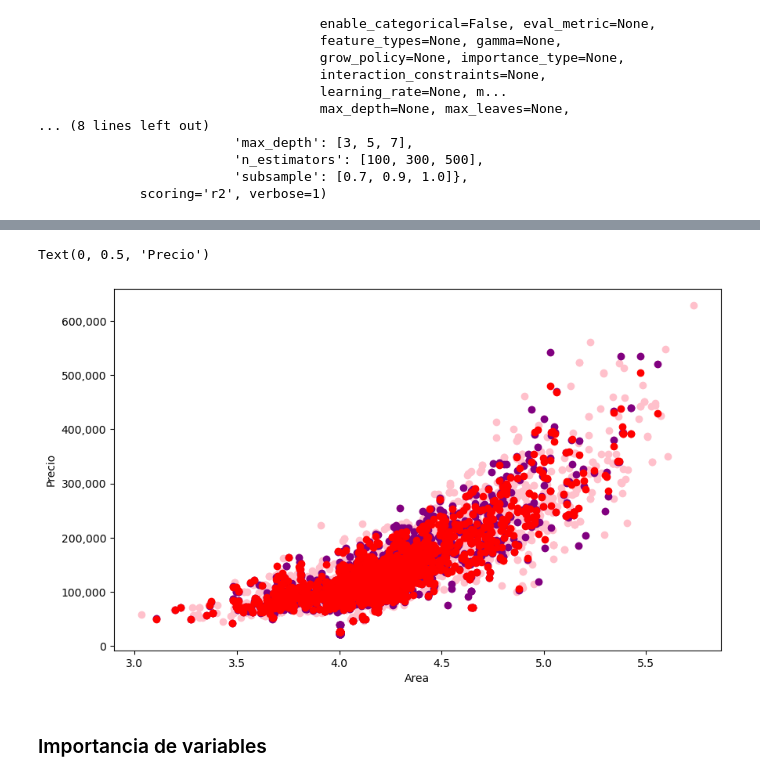
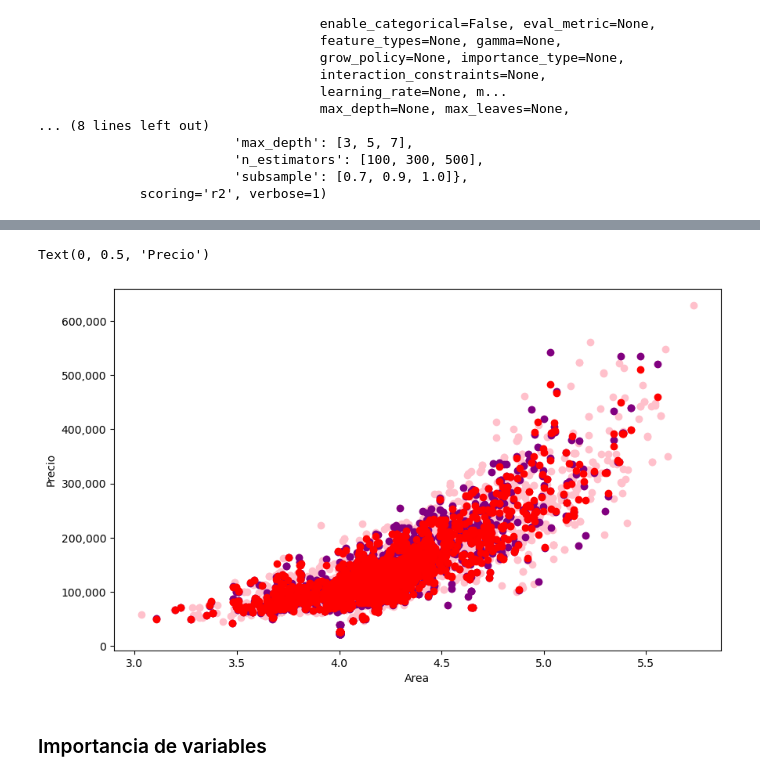
Before and after one commit to fcuya13/analitica, a Jupyter notebook: franco_test.ipynb, the cells around one changed output, grey strips where cells are left out. Saved outputs shown, nothing was run; the diff lists cells and outputs as text; code cells hidden in the pictures.

Commit message:
updated_,models

```diff
--- a/franco_test.ipynb
+++ b/franco_test.ipynb
@@ -286,0 +300,43 @@ plt.show()
+# %%
+X=one_hot_df.drop("precio_usd", axis=1)
+Y=one_hot_df['precio_usd']
+
+from sklearn.model_selection import train_test_split
+X_train, X_test, Y_train, Y_test= train_test_split(X,Y, test_size=0.3,random_state=42)
+
+scaler = StandardScaler()
+X_train_scaled = scaler.fit_transform(X_train)
+X_test_scaled = scaler.transform(X_test)
+
+model = LinearRegression()
+model.fit(X_train_scaled, Y_train)
+
+Y_pred = model.predict(X_test_scaled)
+
+Y_pred_original = np.exp(Y_pred)
+Y_test_original = np.exp(Y_test)
+
+### Métricas
+rmse = np.sqrt(mean_squared_error(Y_test_original, Y_pred_original))
+mse = mean_squared_error(Y_test_original, Y_pred_original)
+mae = mean_absolute_error(Y_test_original, Y_pred_original)
+r2 = r2_score(Y_test_original, Y_pred_original)
+
+print(f"RMSE: {rmse:.2f}")
+print(f"MSE: {mse:.2f}")
+print(f"MAE: {mae:.2f}")
+print(f"R²: {r2:.4f}")
+
+importance = np.abs(model.coef_)
+
+feature_importance_df = pd.DataFrame({'Feature': X.columns, 'Importance': importance})
+feature_importance_df = feature_importance_df.sort_values(by='Importance', ascending=False).head(10)
+
+plt.figure(figsize=(10,6))
+plt.barh(feature_importance_df['Feature'], feature_importance_df['Importance'], color='royalblue')
+plt.xlabel('Importancia (|Coeficiente|)')
+plt.ylabel('Feature')
+plt.xscale('log')
+plt.title('Top 10 Feature Importance - Linear Regression')
+plt.gca().invert_yaxis()
+plt.show()
@@ -344,14 +406,14 @@ R²: 0.9554
 # %%
 plt.figure(figsize=(10, 6))
 plt.scatter(one_hot_df['area_float'], np.exp(one_hot_df['precio_usd']), color='pink')
 plt.scatter(X_test["area_float"], Y_test_original, color='purple')
-plt.scatter(X_test["area_float"], y_pred_xgb_original, color='red')
+plt.scatter(X_test["area_float"], y_pred_original, color='red')
 plt.gca().yaxis.set_major_formatter(mticker.StrMethodFormatter('{x:,.0f}'))
 plt.xlabel('Area')
 plt.ylabel('Precio')
 # %% [output]
 Text(0, 0.5, 'Precio')
-[figure, old version]
+[figure, new version]
 # %% [markdown]
 ### Importancia de variables
 # %%
```
Also changed, not shown: parts of 6 cells of this notebook.
